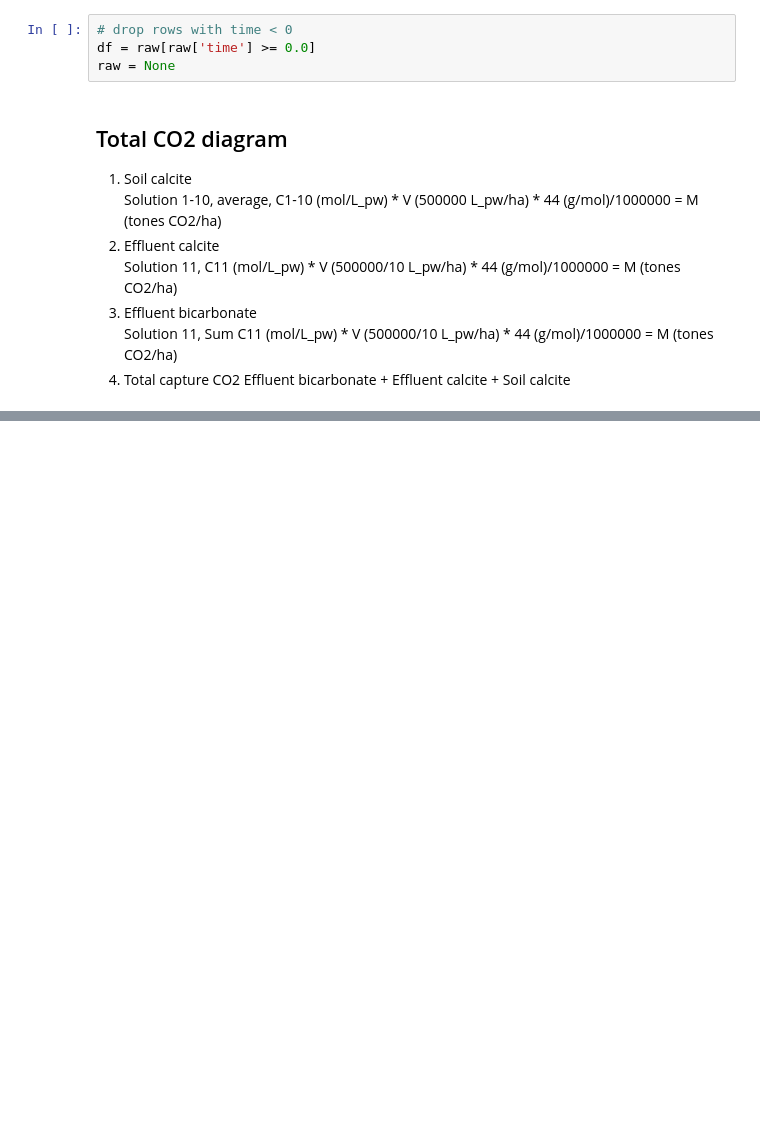
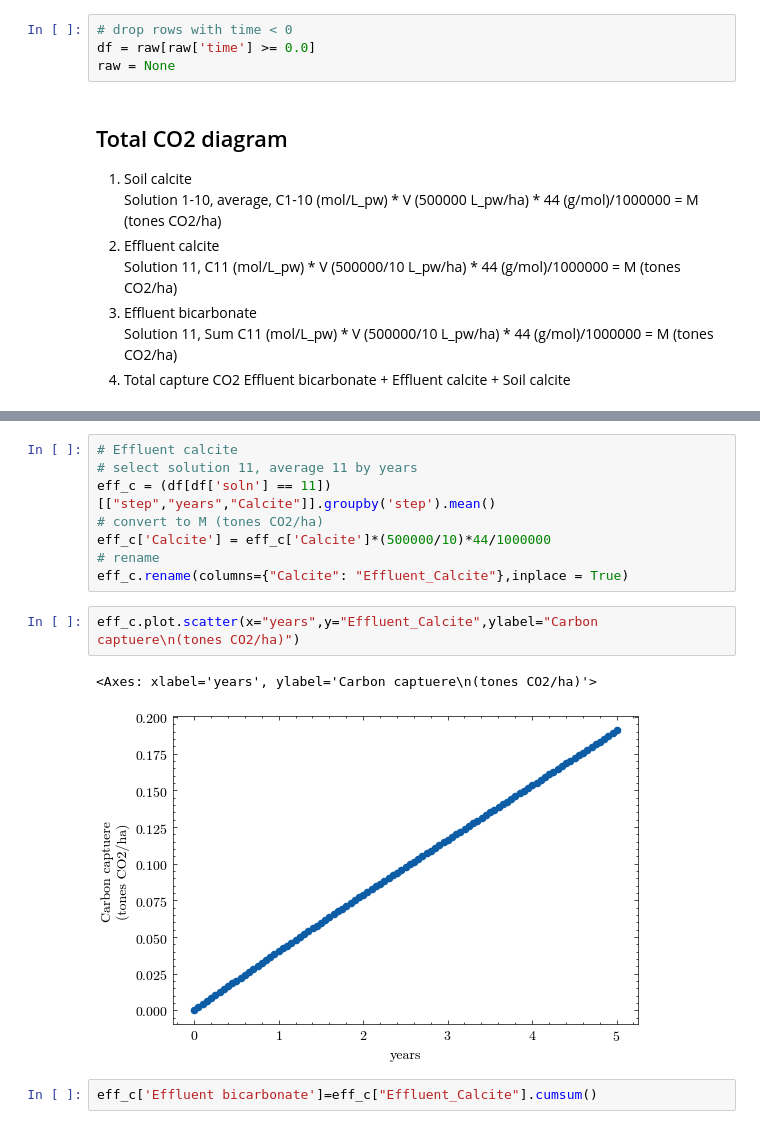
Before and after one commit to Geochemical-Modeling/PHREEQC_dataviz, a Jupyter notebook: viz_job001.ipynb, the cells around one changed output, grey strips where cells are left out. Saved outputs shown, nothing was run; the diff lists cells and outputs as text; blank space fills up the shorter version.

```diff
--- a/viz_job001.ipynb
+++ b/viz_job001.ipynb
@@ -72,0 +76,15 @@ soil_c.plot()
+# %%
+# Effluent calcite
+# select solution 11, average 11 by years
+eff_c = (df[df['soln'] == 11])[["step","years","Calcite"]].groupby('step').mean()
+# convert to M (tones CO2/ha)
+eff_c['Calcite'] = eff_c['Calcite']*(500000/10)*44/1000000
+# rename
+eff_c.rename(columns={"Calcite": "Effluent_Calcite"},inplace = True)
+# %%
+eff_c.plot.scatter(x="years",y="Effluent_Calcite",ylabel="Carbon captuere\n(tones CO2/ha)")
+# %% [output]
+<Axes: xlabel='years', ylabel='Carbon captuere\n(tones CO2/ha)'>
+[figure, added]
+# %%
+eff_c['Effluent bicarbonate']=eff_c["Effluent_Calcite"].cumsum()
```
Also changed, not shown: parts of 7 cells of this notebook.
